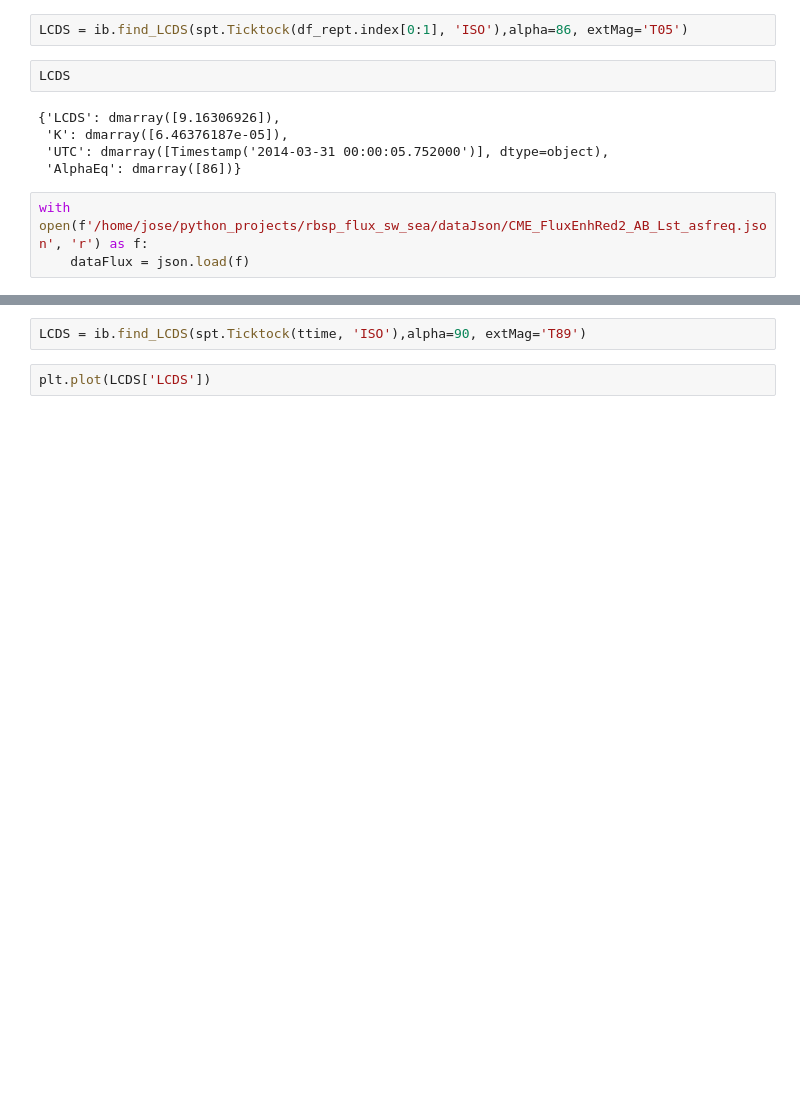
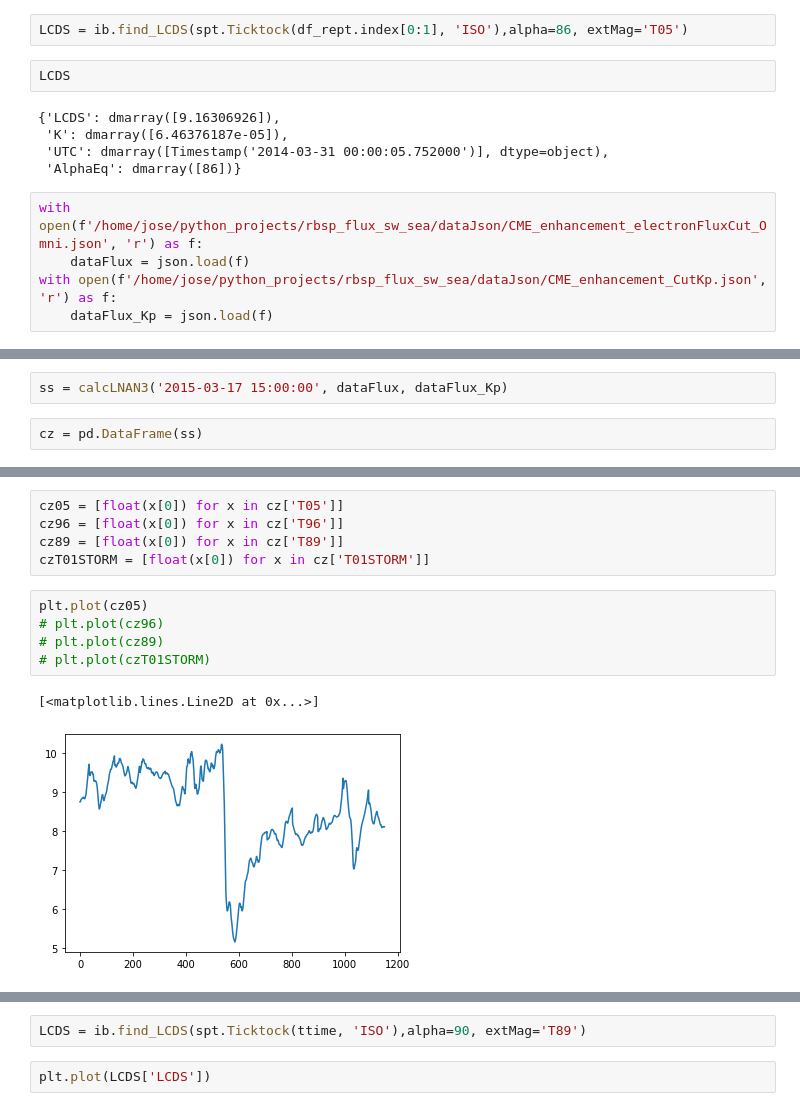
Before and after one commit to zemarchezi/lastClosedDS_LANLstar, a Jupyter notebook: calcMaxLtar.ipynb, the cells around one changed output, grey strips where cells are left out. Saved outputs shown, nothing was run; the diff lists cells and outputs as text; blank space fills up the shorter version.

```diff
--- a/calcMaxLtar.ipynb
+++ b/calcMaxLtar.ipynb
@@ -218,5 +246,7 @@ LCDS
  'UTC': dmarray([Timestamp('2014-03-31 00:00:05.752000')], dtype=object),
  'AlphaEq': dmarray([86])}
 # %%
-with open(f'/home/jose/python_projects/rbsp_flux_sw_sea/dataJson/CME_FluxEnhRed2_AB_Lst_asfreq.json', 'r') as f:
+with open(f'/home/jose/python_projects/rbsp_flux_sw_sea/dataJson/CME_enhancement_electronFluxCut_Omni.json', 'r') as f:
 	dataFlux = json.load(f)
+with open(f'/home/jose/python_projects/rbsp_flux_sw_sea/dataJson/CME_enhancement_CutKp.json', 'r') as f:
+	dataFlux_Kp = json.load(f)
@@ -230,0 +306,4 @@ plt.plot(pd.to_datetime(ttime), np.log(ddata['5.5']))
+# %%
+ss = calcLNAN3('2015-03-17 15:00:00', dataFlux, dataFlux_Kp)
+# %%
+cz = pd.DataFrame(ss)
@@ -230,0 +319,13 @@ plt.plot(pd.to_datetime(ttime), np.log(ddata['5.5']))
+# %%
+cz05 = [float(x[0]) for x in cz['T05']]
+cz96 = [float(x[0]) for x in cz['T96']]
+cz89 = [float(x[0]) for x in cz['T89']]
+czT01STORM = [float(x[0]) for x in cz['T01STORM']]
+# %%
+plt.plot(cz05)
+# plt.plot(cz96)
+# plt.plot(cz89)
+# plt.plot(czT01STORM)
+# %% [output]
+[<matplotlib.lines.Line2D at 0x...>]
+[figure, added]
```
Also changed, not shown: parts of 19 cells of this notebook.
